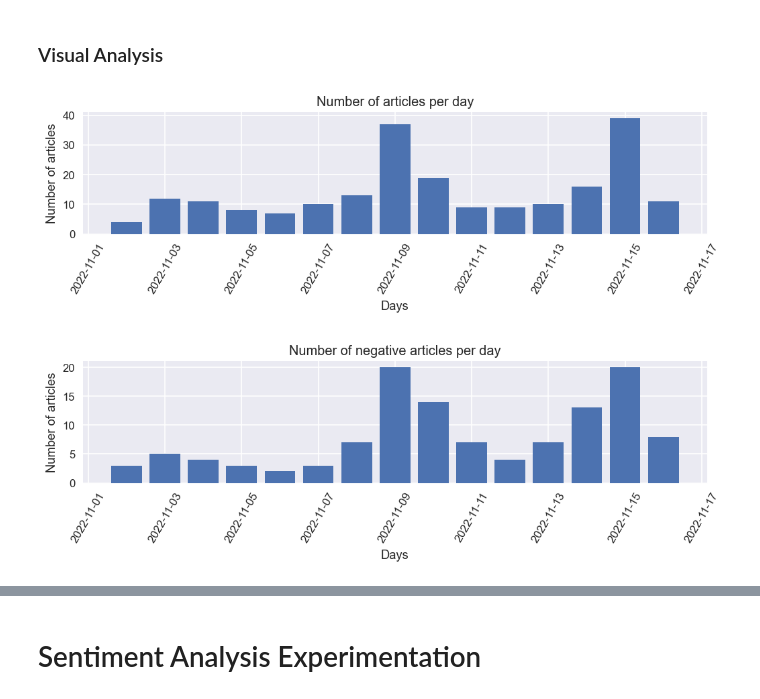
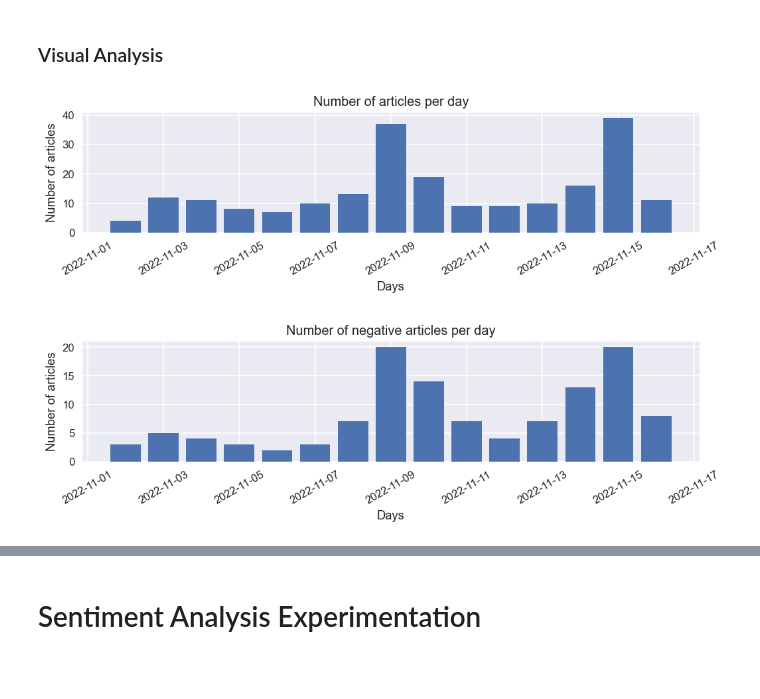
Before and after one commit to ispasojev/news-index-analysis, a Jupyter notebook: 1_Preprocessing.ipynb, the cells around one changed output, grey strips where cells are left out. Cells and saved outputs as stored; diff of their text form; code cells hidden in the pictures; blank space fills up the shorter version.

Commit message:
Updated Visual Analysis

```diff
--- a/1_Preprocessing.ipynb
+++ b/1_Preprocessing.ipynb
@@ -182,7 +202,7 @@ negative_terms = ["accident", "death", "die", "ban", "desaster", "arrest"]
 
 def sentiment_analsis(text):
     """
-    The follwoing function can be used to indicate weather a
+    The following function can be used to indicate weather a
     newsarticle should be considered as positive or negative.
     It uses as basis the sentiment polarity from the library textblob
     and it extends it with a custom approach, to get more realistic results.
@@ -319,13 +339,14 @@ final_df.to_csv("./data/preprocessed_and_merged_datasets.csv", sep =";")
 # %%
 plt.figure(figsize=(10,2), dpi =120)
 plt.style.use("seaborn")
 plt.bar(x = final_df.index, height = final_df["total_number_of_articles"])
 plt.title("Number of articles per day")
 plt.xlabel("Days")
 plt.ylabel("Number of articles")
-_ = plt.xticks(rotation=60)
+_ = plt.xticks(rotation=30)
+plt.savefig("./data/images/Analysis_Plots_Total_Number_Of_Articles")
 # %% [output]
-[figure, old version]
+[figure, new version]
 # %%
 plt.figure(figsize=(10,2), dpi =120)
 plt.style.use("seaborn")
@@ -333,6 +354,7 @@ plt.bar(x = final_df.index, height = final_df["total_negative_articles"])
 plt.title("Number of negative articles per day")
 plt.xlabel("Days")
 plt.ylabel("Number of articles")
-_ = plt.xticks(rotation=60)
+_ = plt.xticks(rotation=30)
+plt.savefig("./data/images/Analysis_Plots_Total_Number_Of_Negative_Articles")
 # %% [output]
-[figure, old version]
+[figure, new version]
```
Also changed, not shown: parts of 18 cells of this notebook, 11 other files.
